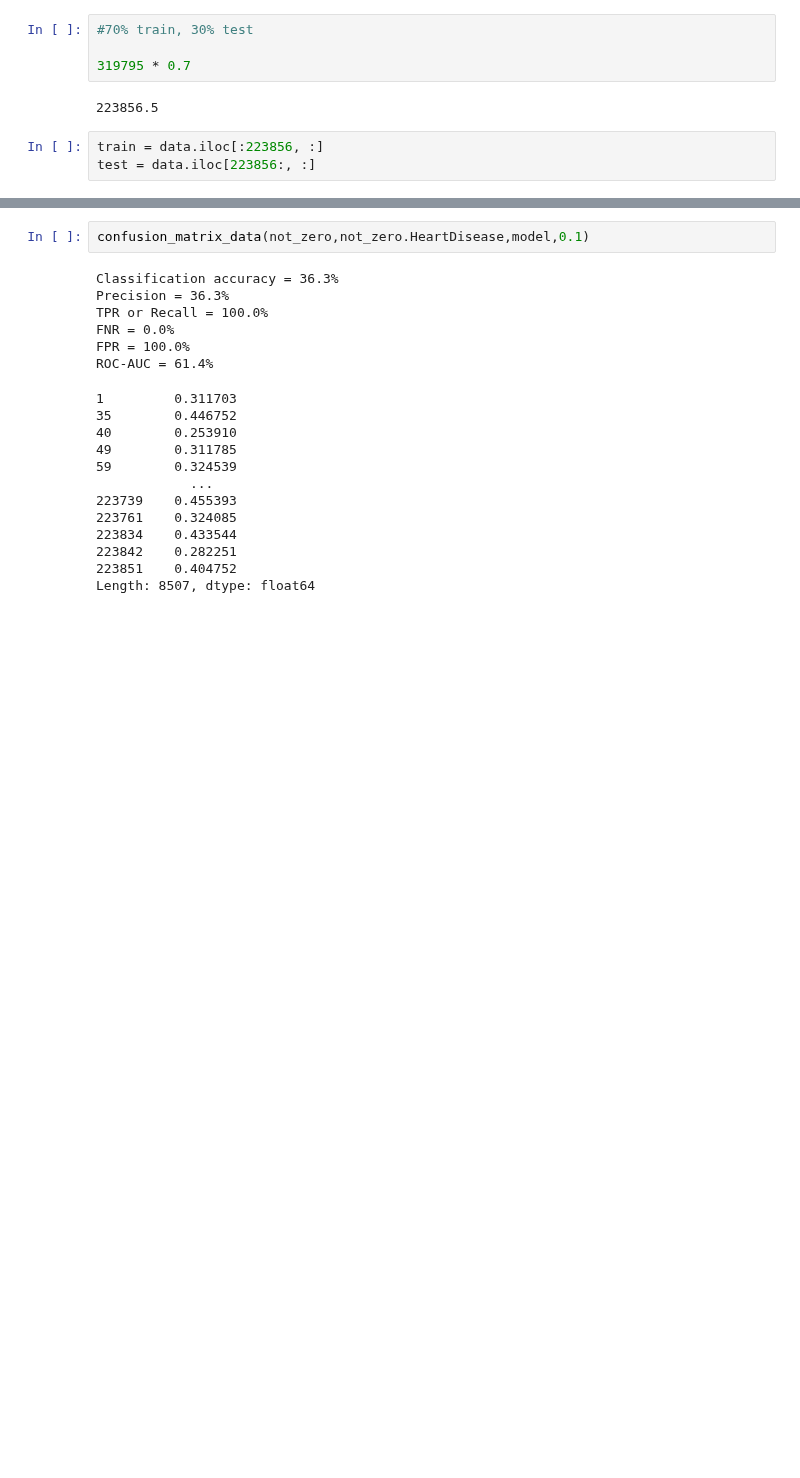
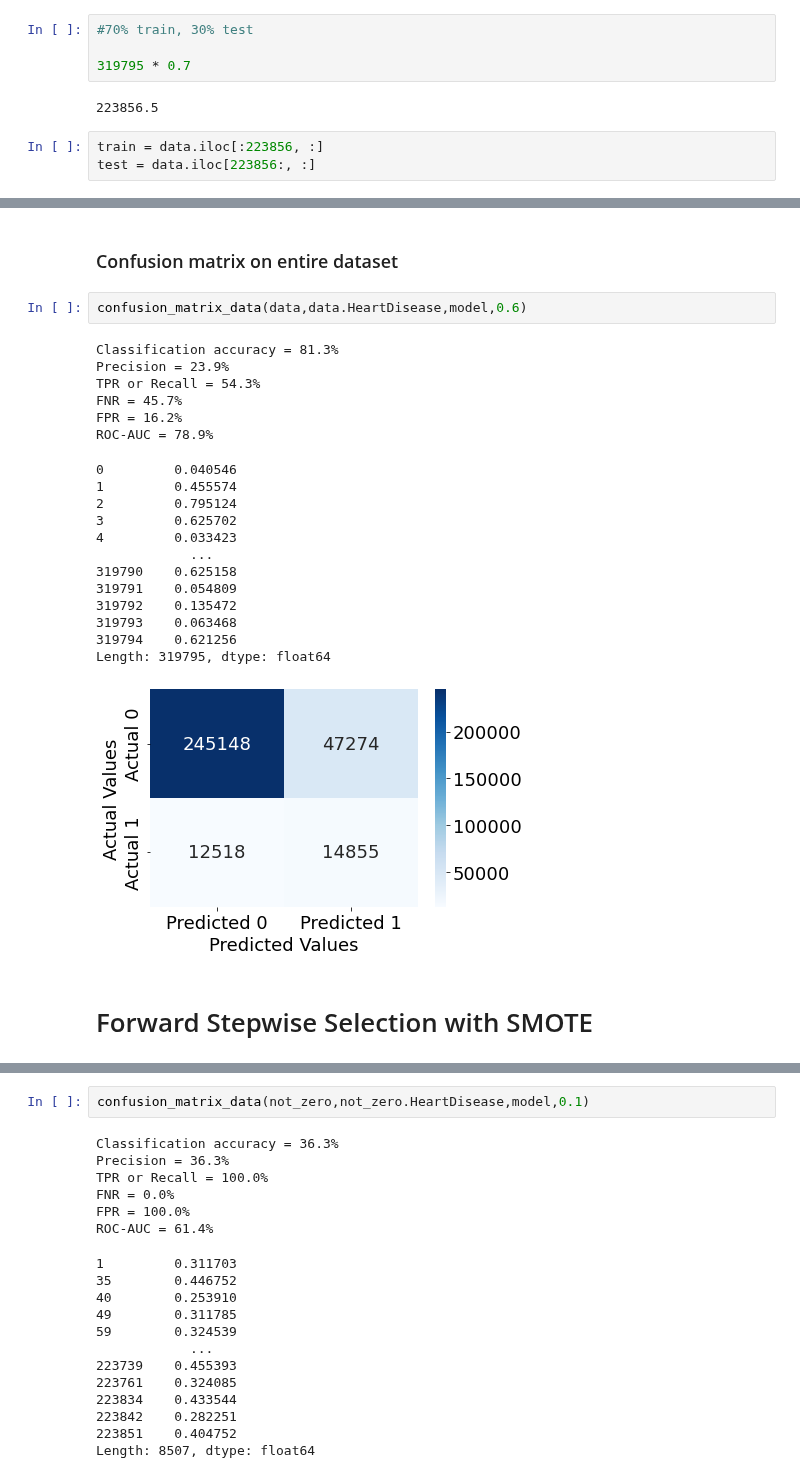
Before and after one commit to JerayuT/Group-5-WQ23-Data-Science, a Jupyter notebook: heart disease.ipynb, the cells around one changed output, grey strips where cells are left out. Cells and saved outputs as stored; diff of their text form; blank space fills up the shorter version.

```diff
--- a/heart disease.ipynb
+++ b/heart disease.ipynb
@@ -115,0 +274,26 @@ train
+# %% [markdown]
+### Confusion matrix on entire dataset
+# %%
+confusion_matrix_data(data,data.HeartDisease,model,0.6)
+# %% [output]
+Classification accuracy = 81.3%
+Precision = 23.9%
+TPR or Recall = 54.3%
+FNR = 45.7%
+FPR = 16.2%
+ROC-AUC = 78.9%
+0         0.040546
+1         0.455574
+2         0.795124
+3         0.625702
+4         0.033423
+            ...
+319790    0.625158
+319791    0.054809
+319792    0.135472
+319793    0.063468
+319794    0.621256
+Length: 319795, dtype: float64
+[figure, added]
+# %% [markdown]
+# Forward Stepwise Selection with SMOTE
```
Also changed, not shown: parts of 70 cells of this notebook.
